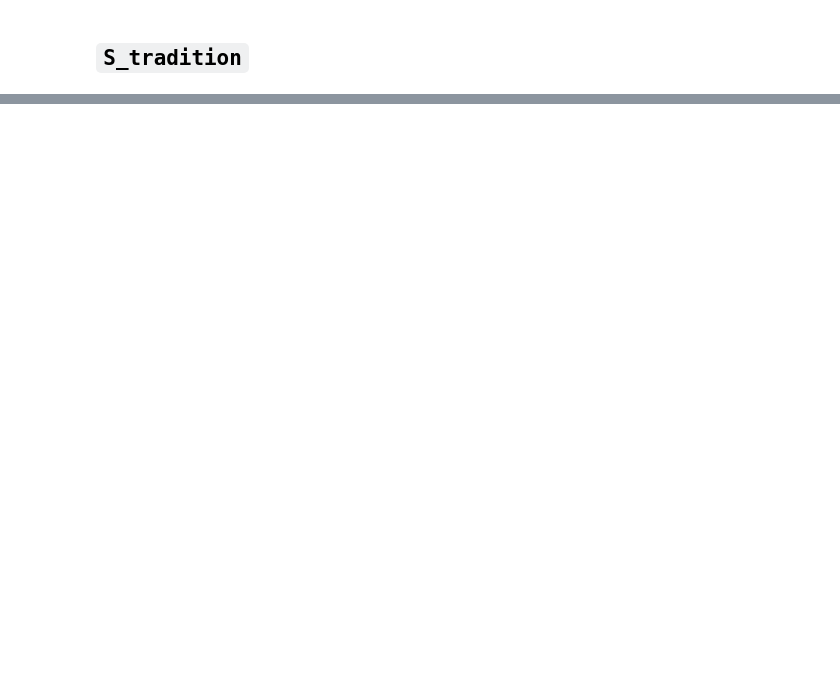
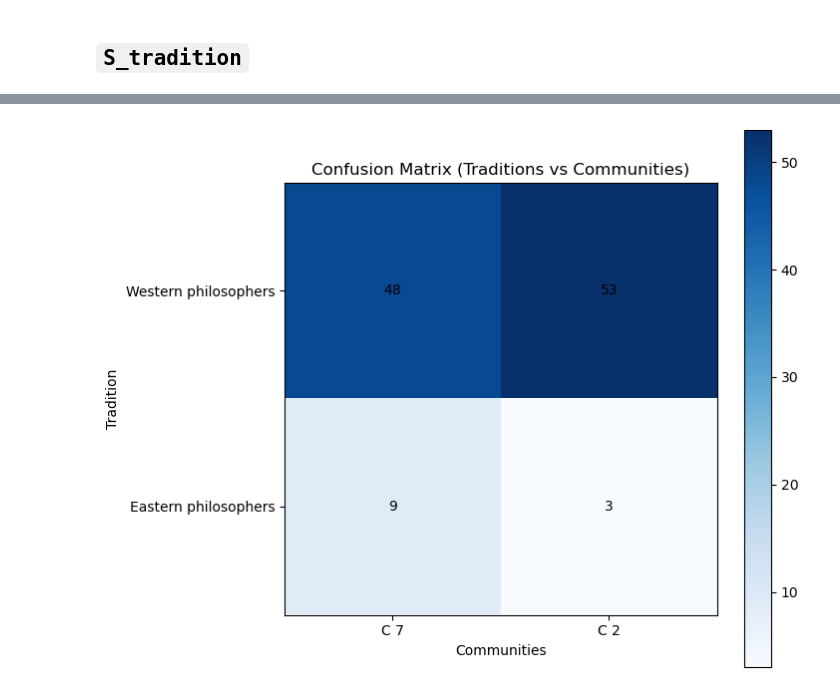
Before and after one commit to medonimario/social-graphs-interactions-2024, a Jupyter notebook: community_extraction.ipynb, the cells around one changed output, grey strips where cells are left out. Cells and saved outputs as stored; diff of their text form; code cells hidden in the pictures; blank space fills up the shorter version.

```diff
--- a/community_extraction.ipynb
+++ b/community_extraction.ipynb
@@ -202,7 +205,7 @@ philosopher_tradition_info = pickle.load(open("philosopher_tradition_info.pkl",
 ### (C.2) Creating `S_tradition` network
 # %%
 S_tradition = filter_graph_by_attribute(
-    graph=S,
+    graph=S_undirected,
     attribute_info=philosopher_tradition_info,
     attribute_name='tradition',
     verbose=True
@@ -255,0 +405,11 @@ tradition_partition = create_partition_using_attribute(S_tradition, 'tradition')
+# %%
+plot_partition_heatmap(
+    graph=S_tradition,
+    attribute_partition=tradition_partition,
+    louvain_partition=louvain_partition_S_tradition,
+    attribute_name='tradition',
+    top_n=2,
+	title='Confusion Matrix (Traditions vs Communities)'
+)
+# %% [output]
+[figure, added]
```
Also changed, not shown: parts of 18 cells of this notebook.
